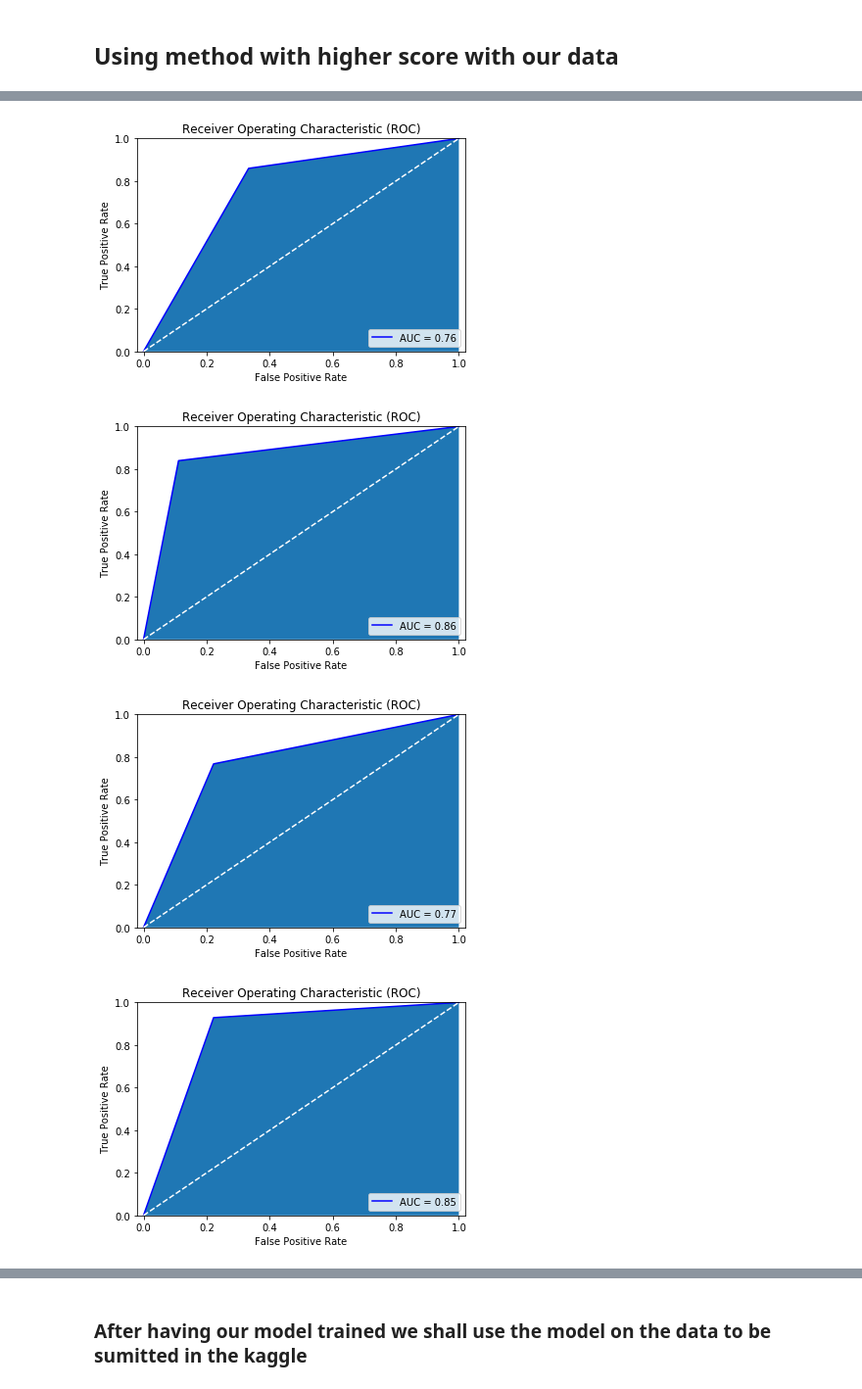
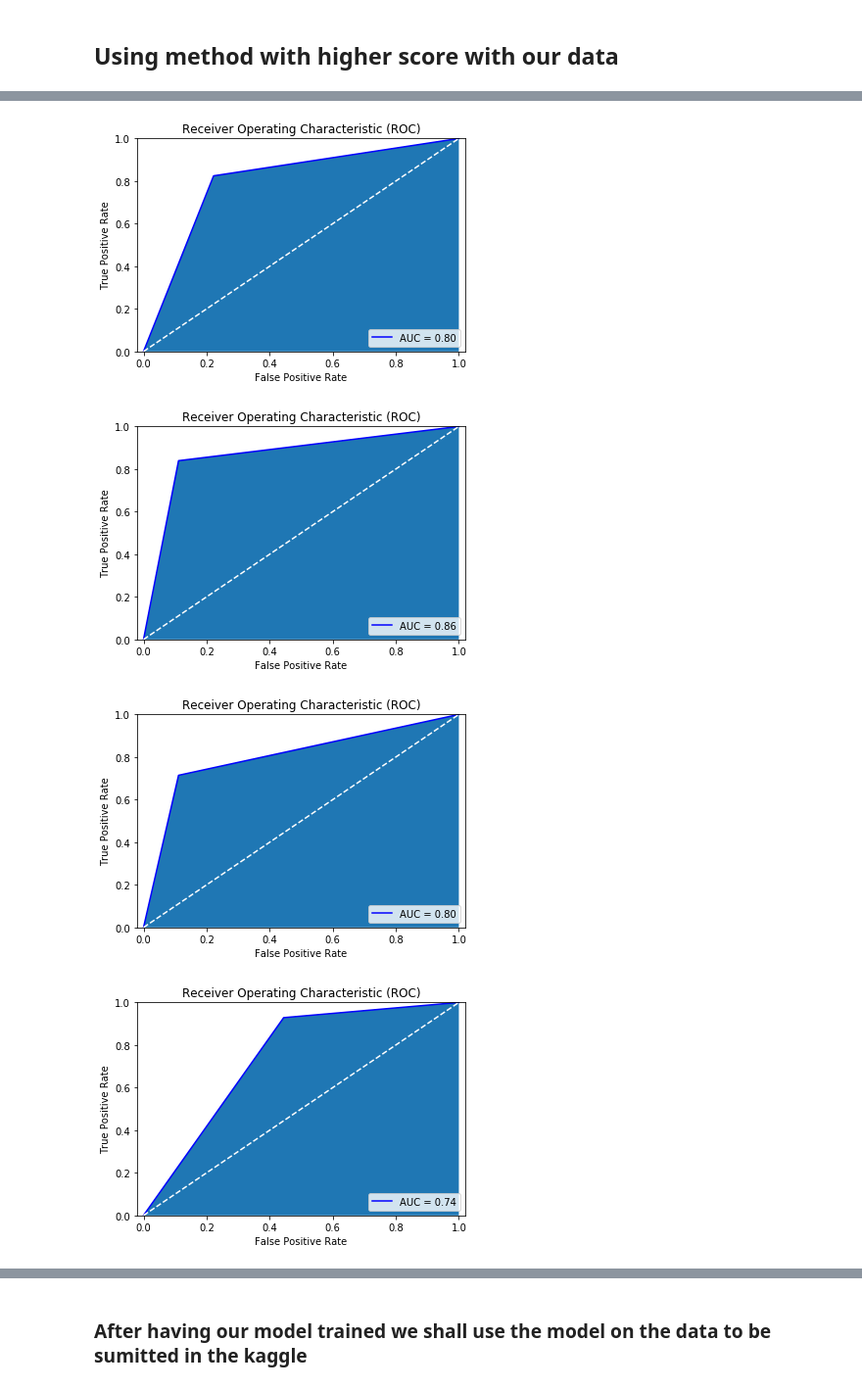
Before and after one commit to EdgarACarneiro/feup-ecac, a Jupyter notebook: project-competition/prediction.ipynb, the cells around one changed output, grey strips where cells are left out. Shown at 98% size. Drawn from its saved outputs; the diff is of its cells as text; code cells hidden in the pictures.

```diff
--- a/project-competition/prediction.ipynb
+++ b/project-competition/prediction.ipynb
@@ -199,8 +199,8 @@ def create_GB():
 # Useful Macros
 K_FOLD_NUM_SPLITS = 5
 USE_PCA = False
-UNDERSAMPLE = False
-OVERSAMPLE = True
+UNDERSAMPLE = True
+OVERSAMPLE = False
 
 # Pretty printer
 pp = pprint.PrettyPrinter(indent=4)
@@ -555,6 +553,16 @@ classifier = RandomForestClassifier(bootstrap=False,
                                     min_samples_leaf=6,
                                     min_samples_split=2,
                                     n_estimators=10,
+                                    random_state=SEED)
+
+classifier = DecisionTreeClassifier(class_weight='balanced',
+                                    criterion='entropy',
+                                    max_depth=8,
+                                    max_features='auto',
+                                    min_impurity_split=0.05,
+                                    min_samples_leaf=4,
+                                    min_samples_split=2,
+                                    splitter='best',
                                     random_state=SEED)
 
 # Applying sampling techniques
@@ -593,7 +601,7 @@ elif isinstance(algorithm, RandomForestClassifier):
-[figure, old version]
+[figure, new version]
 [figure]
-[figure, old version]
+[figure, new version]
-[figure, old version]
+[figure, new version]
 # %%
 # Printing the obtained results
 print('Classification Method used:', classifier, '\n')
```
Also changed, not shown: parts of 4 cells of this notebook, 2 other files.
